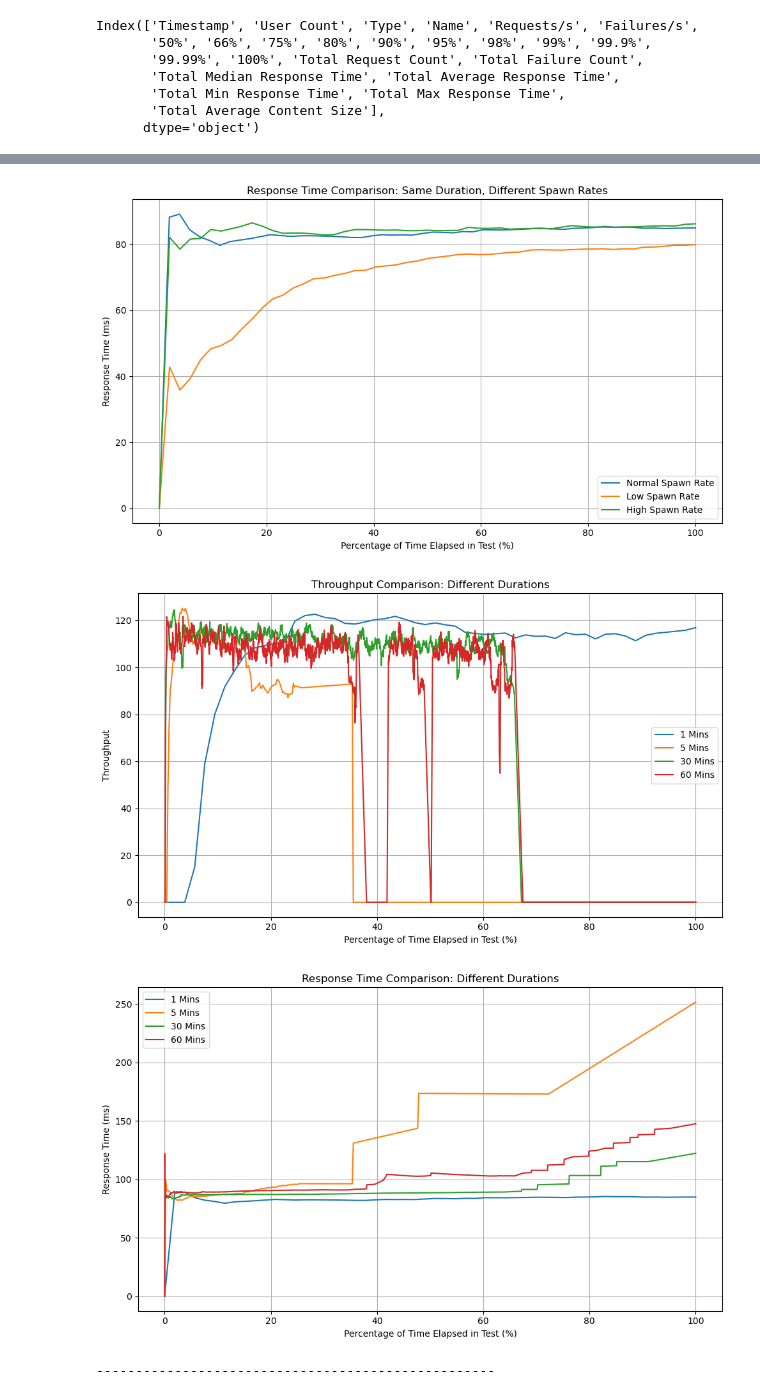
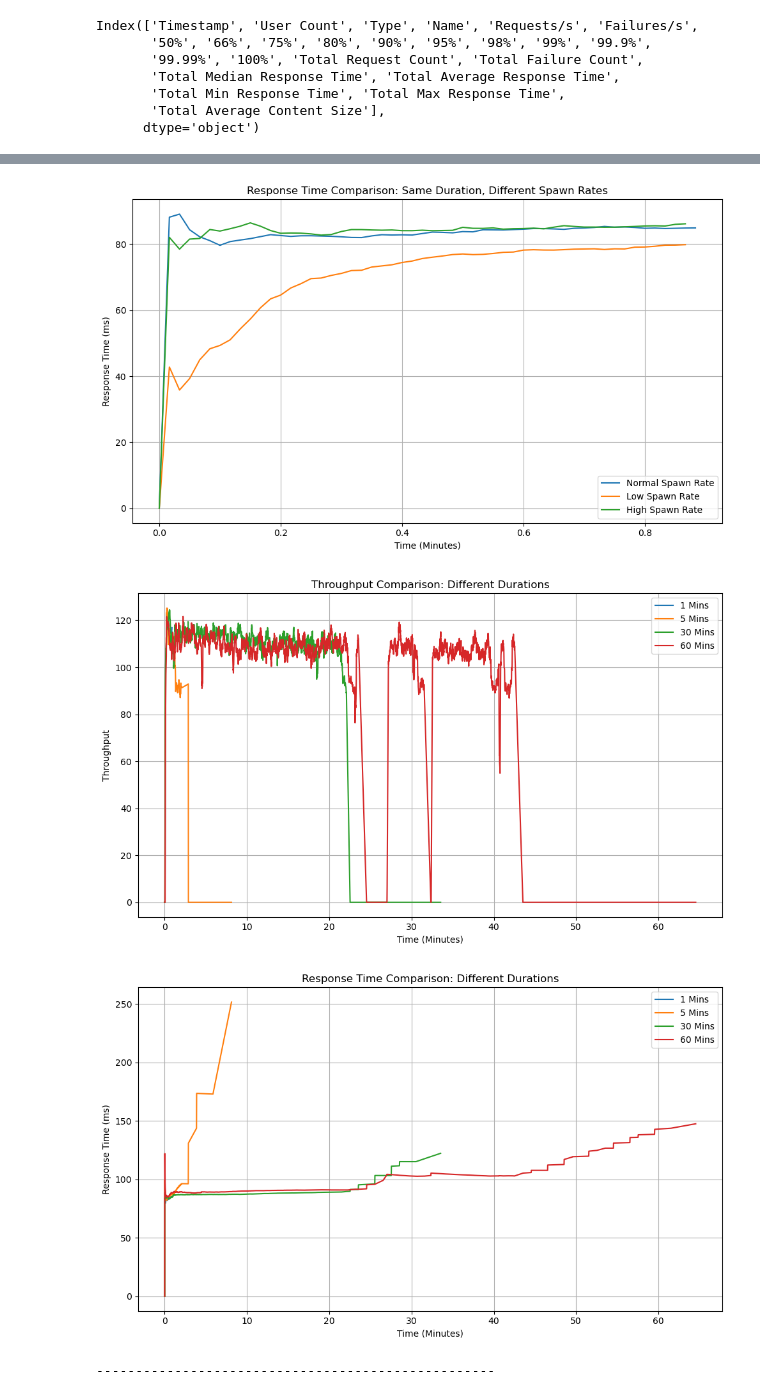
Before and after one commit to zhifanl/SENG533-TeaStore-Evaluation, a Jupyter notebook: locust_data_analysis.ipynb, the cells around one changed output, grey strips where cells are left out. Cells and saved outputs as stored; diff of their text form; code cells hidden in the pictures.

```diff
--- a/locust_data_analysis.ipynb
+++ b/locust_data_analysis.ipynb
@@ -45,11 +45,13 @@ import matplotlib.pyplot as plt
 def plot_data(dfs, labels, y_key, ylabel, title):
     plt.figure(figsize=(10, 6))
     for df, label in zip(dfs, labels):
-        # Normalize timestamps to show relative progress (0% to 100%)
-        relative_time = (df['Timestamp'] - df['Timestamp'].min()) / (df['Timestamp'].max() - df['Timestamp'].min()) * 100
-        plt.plot(relative_time, df[y_key], label=label)
+        # Normalize start time to 0 and convert Unix epoch timestamps to minutes
+        start_time = df['Timestamp'].min()
+        time_in_minutes = (df['Timestamp'] - start_time) / 60  # Convert seconds to minutes
 
-    plt.xlabel('Percentage of Time Elapsed in Test (%)')
+        plt.plot(time_in_minutes, df[y_key], label=label)
+
+    plt.xlabel('Time (Minutes)')
     plt.ylabel(ylabel)
     plt.title(title)
     plt.legend()
@@ -101,6 +103,6 @@ print("---------------------------------------------------")
-[figure, old version]
+[figure, new version]
-[figure, old version]
+[figure, new version]
-[figure, old version]
+[figure, new version]
 ---------------------------------------------------
 # %%
 plot_data(
```
Also changed, not shown: parts of 3 cells of this notebook, 4 other files.
